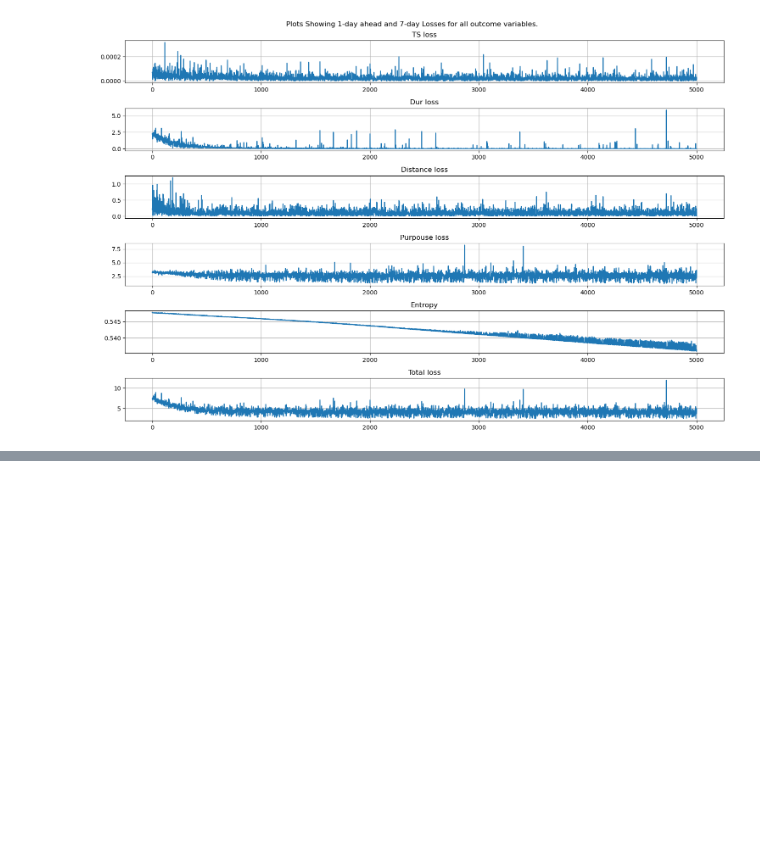
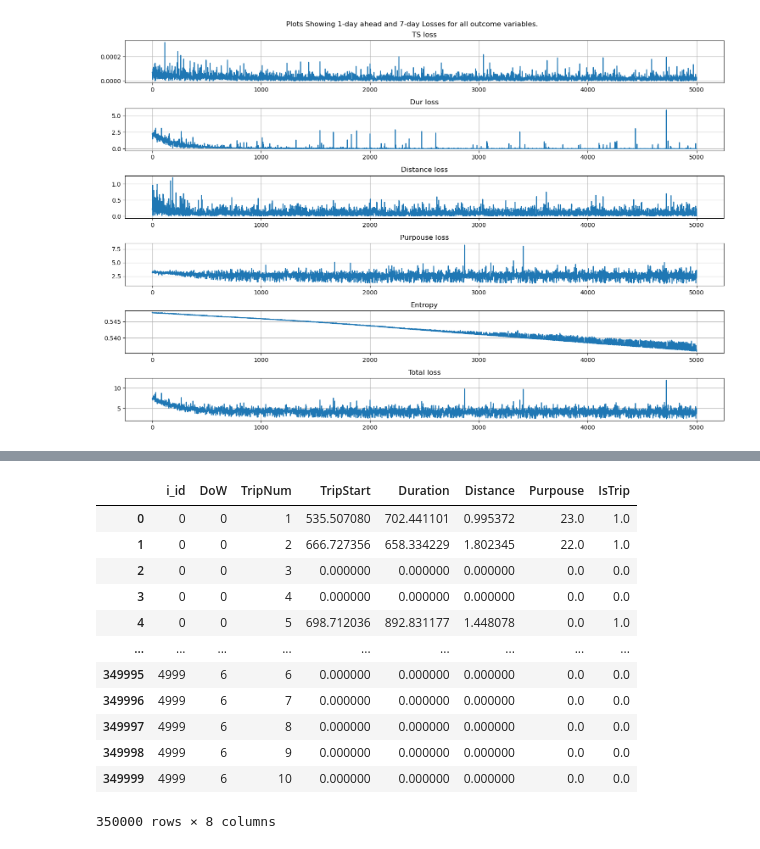
Before and after one commit to andriysinclair/GANS4MOBILITY, a Jupyter notebook: before_duration.ipynb, the cells around one changed output, grey strips where cells are left out. Saved outputs shown, nothing was run; the diff lists cells and outputs as text; code cells hidden in the pictures; blank space fills up the shorter version.

```diff
--- a/before_duration.ipynb
+++ b/before_duration.ipynb
@@ -1210,0 +1236,18 @@ tensor([[1, 1, 0, 0, 0, 0, 0, 0, 0, 0],
+# %%
+long_full_df = pd.wide_to_long(full_df, stubnames=stub_cols, i=["i_id", "DoW"], sep="_", j="TripNum").reset_index()
+# %%
+long_full_df
+# %% [output]
+|  | i_id | DoW | TripNum | TripStart | Duration | Distance | Purpouse | IsTrip |
+| 0 | 0 | 0 | 1 | 535.507080 | 702.441101 | 0.995372 | 23.0 | 1.0 |
+| 1 | 0 | 0 | 2 | 666.727356 | 658.334229 | 1.802345 | 22.0 | 1.0 |
+| 2 | 0 | 0 | 3 | 0.000000 | 0.000000 | 0.000000 | 0.0 | 0.0 |
+| 3 | 0 | 0 | 4 | 0.000000 | 0.000000 | 0.000000 | 0.0 | 0.0 |
+| 4 | 0 | 0 | 5 | 698.712036 | 892.831177 | 1.448078 | 0.0 | 1.0 |
+| ... | ... | ... | ... | ... | ... | ... | ... | ... |
+| 349995 | 4999 | 6 | 6 | 0.000000 | 0.000000 | 0.000000 | 0.0 | 0.0 |
+| 349996 | 4999 | 6 | 7 | 0.000000 | 0.000000 | 0.000000 | 0.0 | 0.0 |
+| 349997 | 4999 | 6 | 8 | 0.000000 | 0.000000 | 0.000000 | 0.0 | 0.0 |
+| 349998 | 4999 | 6 | 9 | 0.000000 | 0.000000 | 0.000000 | 0.0 | 0.0 |
+| 349999 | 4999 | 6 | 10 | 0.000000 | 0.000000 | 0.000000 | 0.0 | 0.0 |
+350000 rows × 8 columns
```
Also changed, not shown: parts of 20 cells of this notebook.
